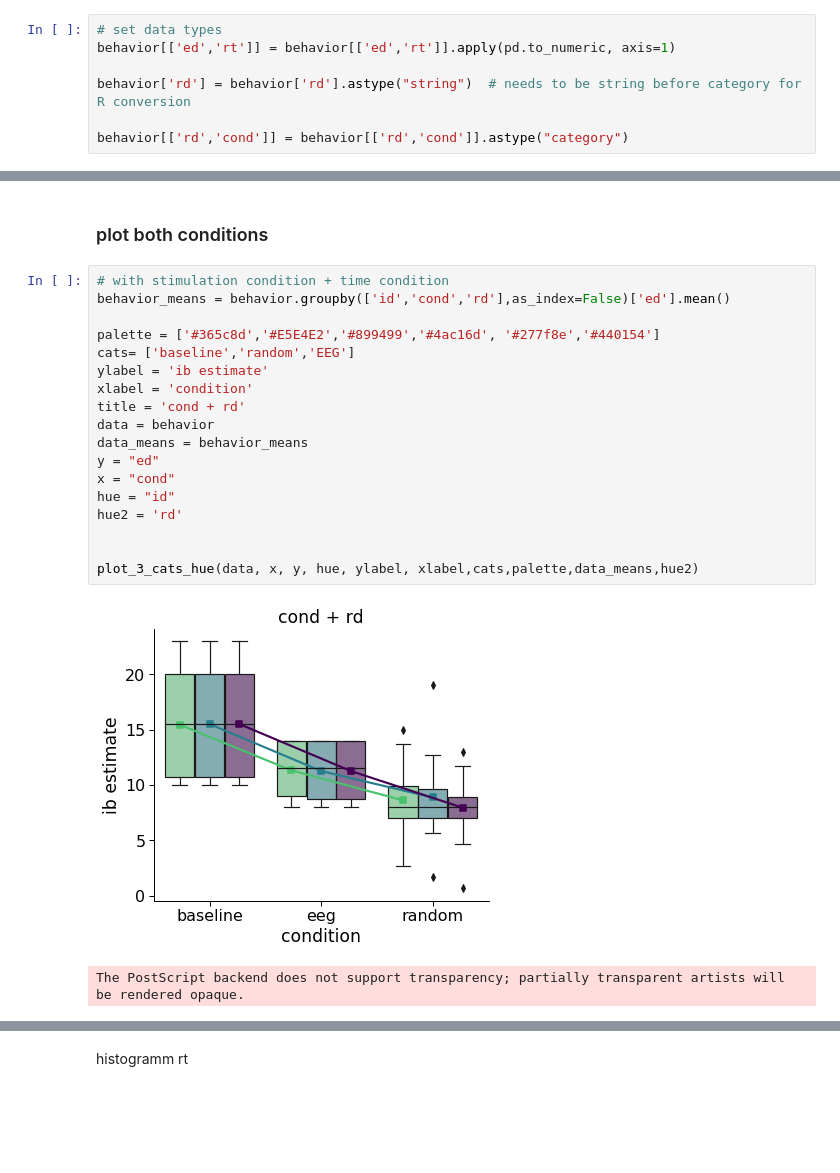
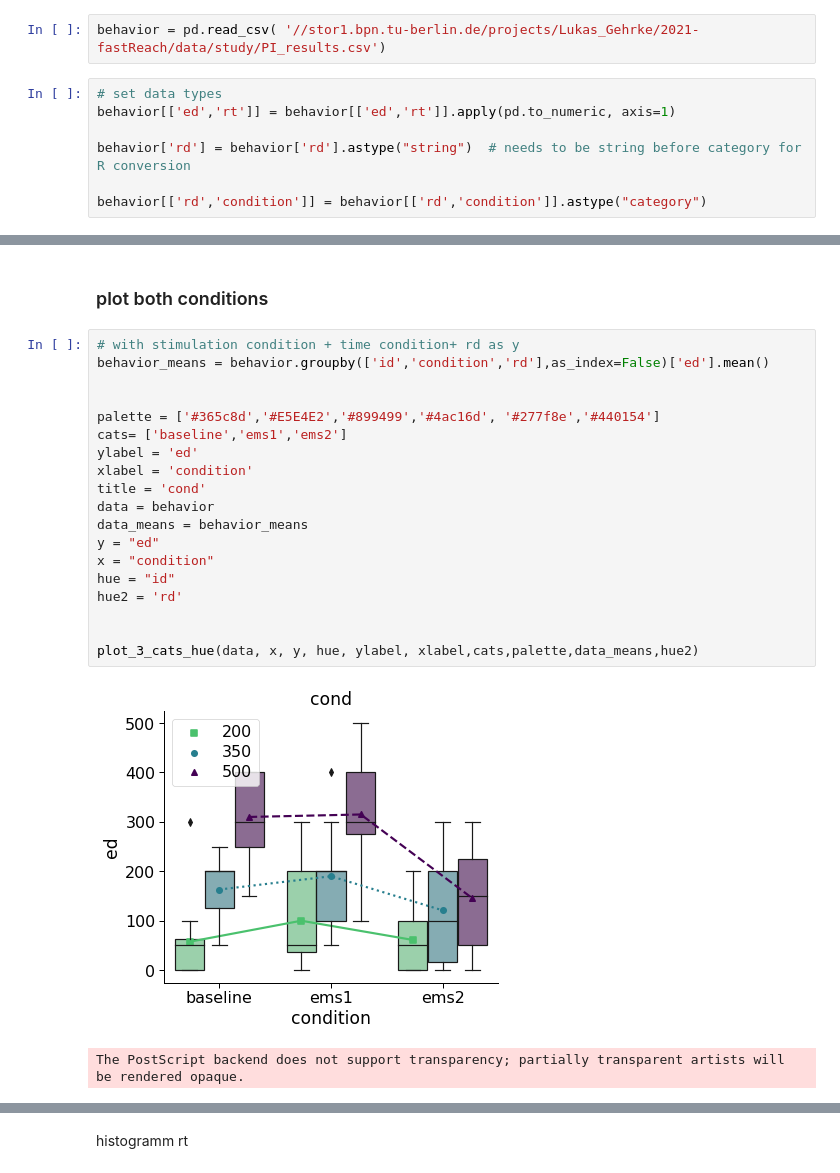
Before and after one commit to lukasgehrke/2021-fastReach, a Jupyter notebook: analyses/Leonie_tests/analysis_LT.ipynb, the cells around one changed output, grey strips where cells are left out. Saved outputs shown, nothing was run; the diff lists cells and outputs as text; blank space fills up the shorter version.

```diff
--- a/analyses/Leonie_tests/analysis_LT.ipynb
+++ b/analyses/Leonie_tests/analysis_LT.ipynb
@@ -274,13 +277,15 @@ behavior = pd.concat(data_list, axis=0, ignore_index=True)
 behavior.rename(columns={'pID': 'id', 'trial_nr':'tr_nr','temp_condition': 'rd','stimulation_condition':'cond','ib_estimate':'ed'}, inplace=True)
 # add rt (delete with real data)
 behavior['rt'] = np.random.randint(1, 6, ib.shape[0])
+# %%
+behavior = pd.read_csv( '//stor1.bpn.tu-berlin.de/projects/Lukas_Gehrke/2021-fastReach/data/study/PI_results.csv')
 # %%
 # set data types
 behavior[['ed','rt']] = behavior[['ed','rt']].apply(pd.to_numeric, axis=1)
 
 behavior['rd'] = behavior['rd'].astype("string")  # needs to be string before category for R conversion
 
-behavior[['rd','cond']] = behavior[['rd','cond']].astype("category")
+behavior[['rd','condition']] = behavior[['rd','condition']].astype("category")
 # %% [markdown]
 ### plot only one condition
 # %%
@@ -306,23 +311,24 @@ The PostScript backend does not support transparency; partially transparent arti
 # %% [markdown]
 ### plot both conditions
 # %%
-# with stimulation condition + time condition
-behavior_means = behavior.groupby(['id','cond','rd'],as_index=False)['ed'].mean()
+# with stimulation condition + time condition+ rd as y
+behavior_means = behavior.groupby(['id','condition','rd'],as_index=False)['ed'].mean()
+
 
 palette = ['#365c8d','#E5E4E2','#899499','#4ac16d', '#277f8e','#440154']
-cats= ['baseline','random','EEG']
-ylabel = 'ib estimate'
+cats= ['baseline','ems1','ems2']
+ylabel = 'ed'
 xlabel = 'condition'
-title = 'cond + rd'
+title = 'cond'
 data = behavior
 data_means = behavior_means
 y = "ed"
-x = "cond"
+x = "condition"
 hue = "id"
 hue2 = 'rd'
 
 
 plot_3_cats_hue(data, x, y, hue, ylabel, xlabel,cats,palette,data_means,hue2)
 # %% [output]
-[figure, old version]
+[figure, new version]
 The PostScript backend does not support transparency; partially transparent artists will be rendered opaque.
```
Also changed, not shown: parts of 14 cells of this notebook, 12 other files.
